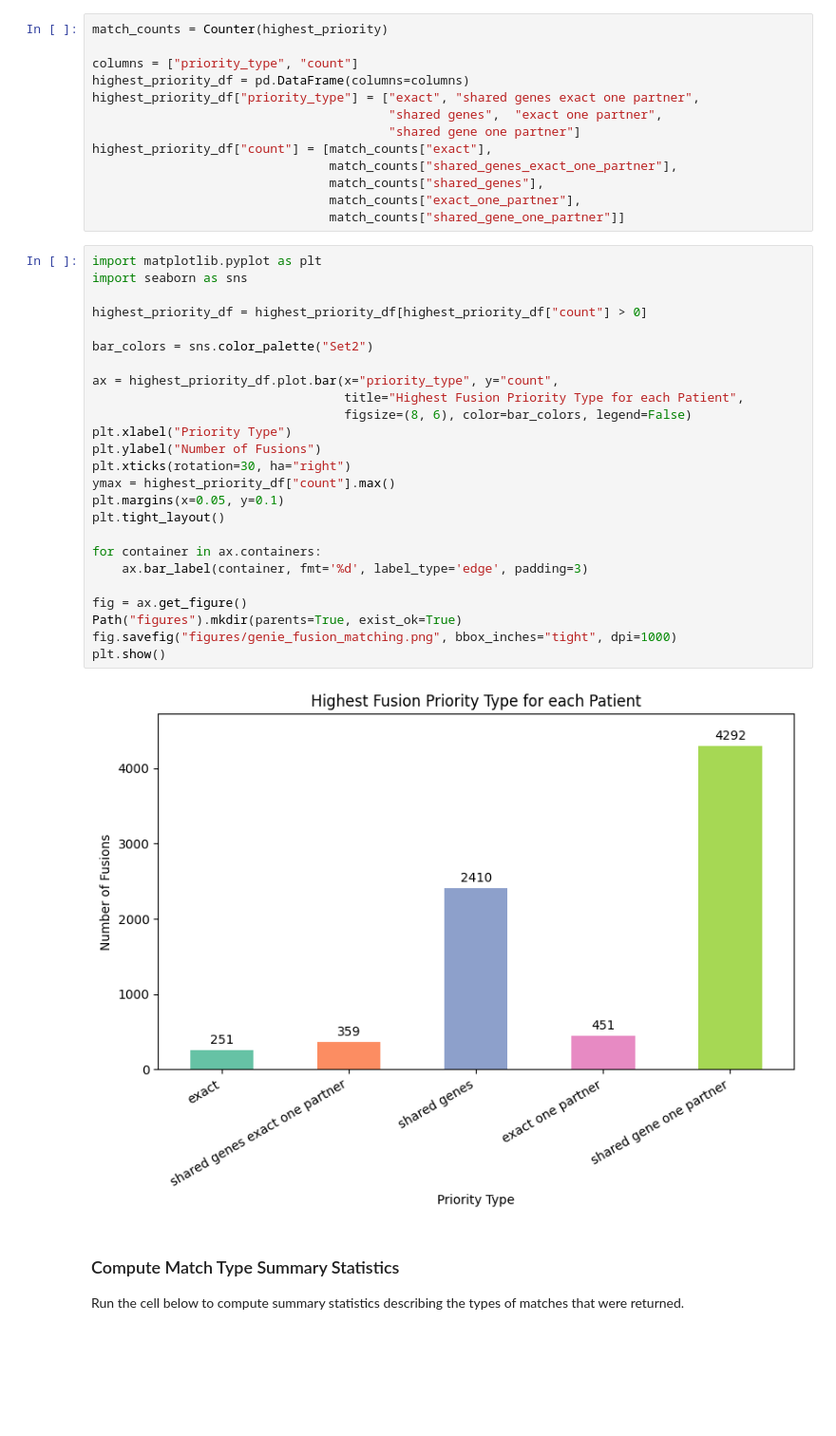
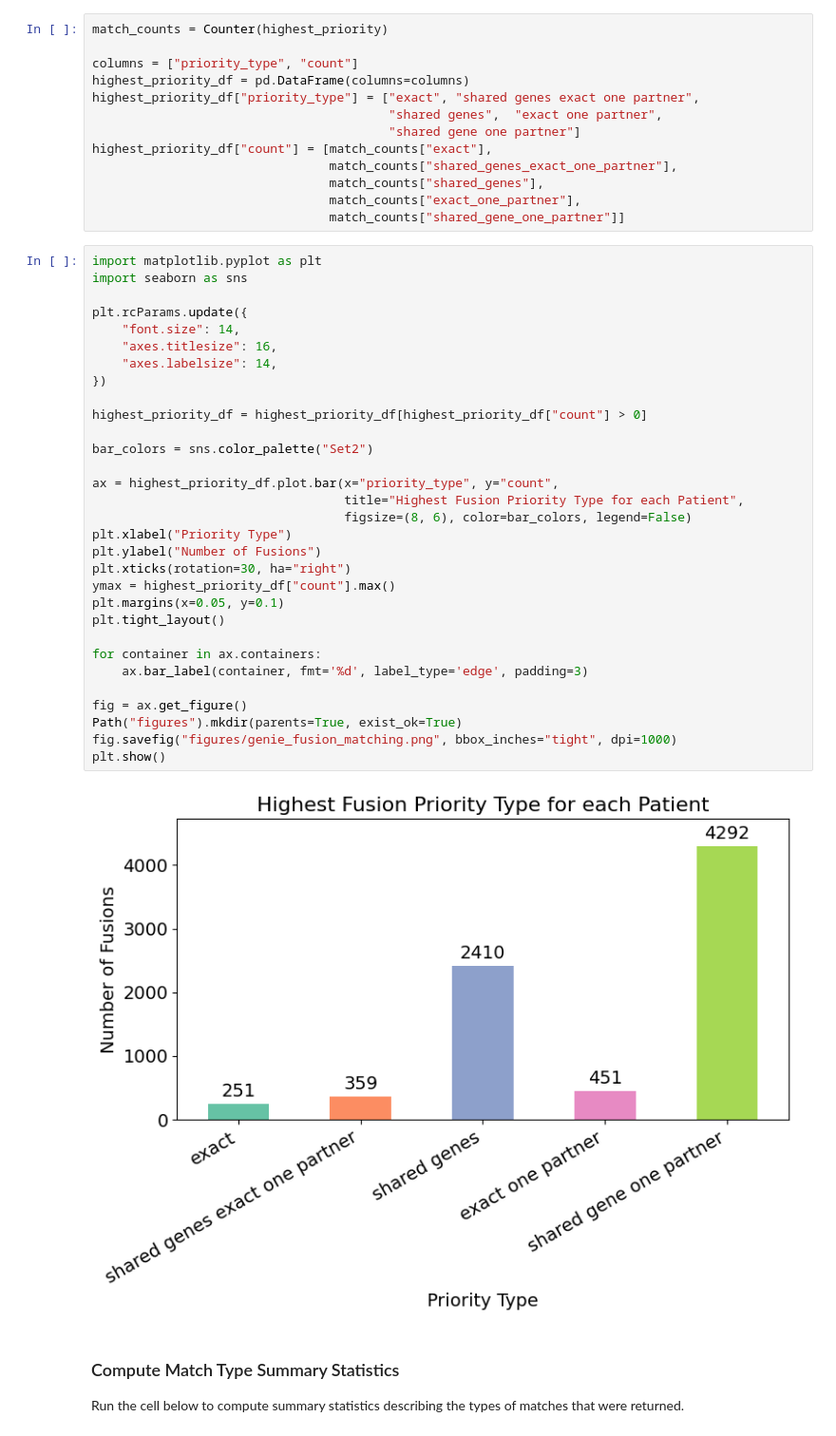
Before and after one commit to cancervariants/fusor, a Jupyter notebook: notebooks/demonstrative_analysis/genie_analysis.ipynb, the cells around one changed output. Shown at 95% size. Cells and saved outputs as stored; diff of their text form; blank space fills up the shorter version.

```diff
--- a/notebooks/demonstrative_analysis/genie_analysis.ipynb
+++ b/notebooks/demonstrative_analysis/genie_analysis.ipynb
@@ -1005,30 +1005,36 @@ highest_priority_df["count"] = [match_counts["exact"],
 # %%
 import matplotlib.pyplot as plt
 import seaborn as sns
+
+plt.rcParams.update({
+    "font.size": 14,
+    "axes.titlesize": 16,
+    "axes.labelsize": 14,
+})
 
 highest_priority_df = highest_priority_df[highest_priority_df["count"] > 0]
 
 bar_colors = sns.color_palette("Set2")
 
 ax = highest_priority_df.plot.bar(x="priority_type", y="count",
                                   title="Highest Fusion Priority Type for each Patient",
                                   figsize=(8, 6), color=bar_colors, legend=False)
 plt.xlabel("Priority Type")
 plt.ylabel("Number of Fusions")
 plt.xticks(rotation=30, ha="right")
 ymax = highest_priority_df["count"].max()
 plt.margins(x=0.05, y=0.1)
 plt.tight_layout()
 
 for container in ax.containers:
     ax.bar_label(container, fmt='%d', label_type='edge', padding=3)
 
 fig = ax.get_figure()
 Path("figures").mkdir(parents=True, exist_ok=True)
 fig.savefig("figures/genie_fusion_matching.png", bbox_inches="tight", dpi=1000)
 plt.show()
 # %% [output]
-[figure, old version]
+[figure, new version]
 # %% [markdown]
 ### Compute Match Type Summary Statistics
 Run the cell below to compute summary statistics describing the types of matches that were returned.
```
Also changed, not shown: parts of 1 cell of this notebook, 5 other files.
